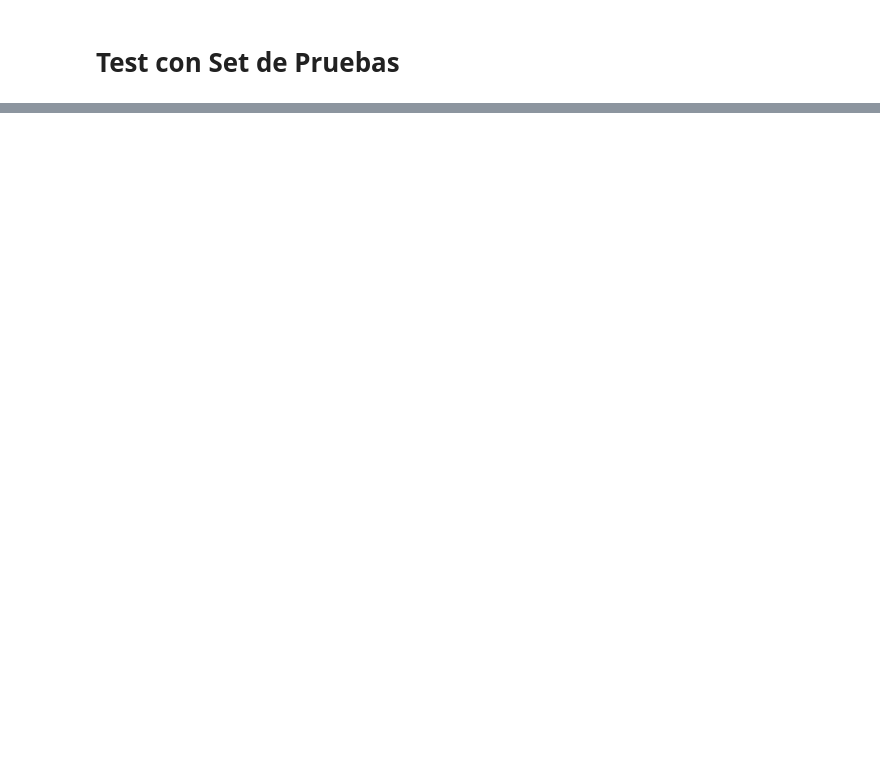
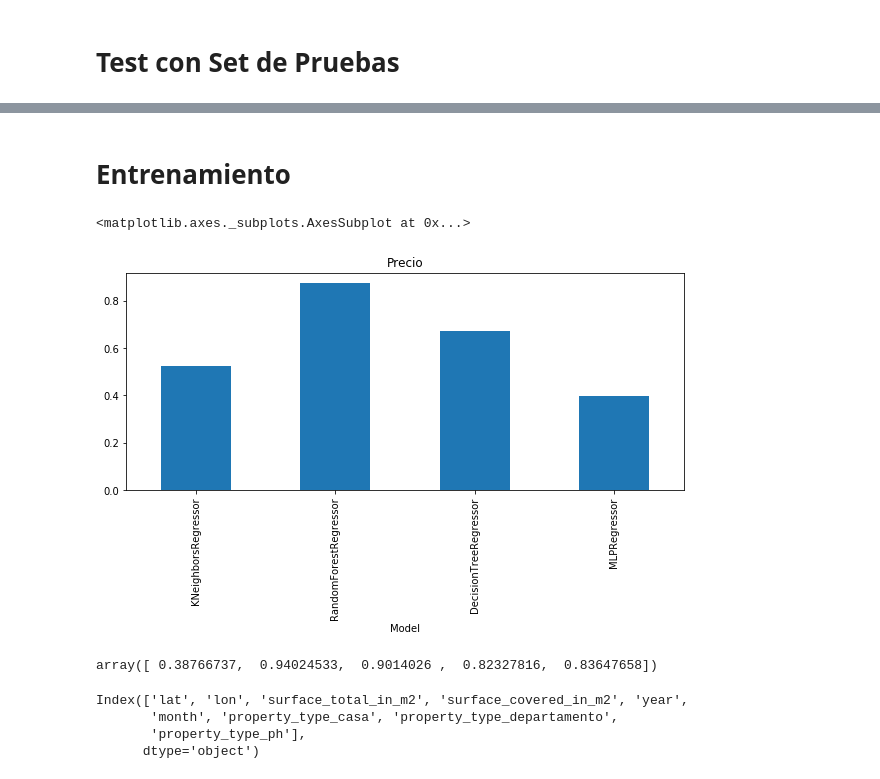
Before and after one commit to NicoGallegos/tpdatos, a Jupyter notebook: TP 2 -Nico.ipynb, the cells around one changed output, grey strips where cells are left out. Cells and saved outputs as stored; diff of their text form; code cells hidden in the pictures; blank space fills up the shorter version.

```diff
--- a/TP 2 -Nico.ipynb
+++ b/TP 2 -Nico.ipynb
@@ -781,0 +813,14 @@ archivo5.to_csv('prueba5.csv', index=False)
+# %%
+datosSinNull = datosSinNull.loc[datosSinNull['lon'].notnull(),:]
+datosSinNull = datosSinNull.loc[datosSinNull['surface_total_in_m2'].notnull(),:]
+datosSinNull = datosSinNull.loc[datosSinNull['price_aprox_usd'].notnull(),:]
+datosSinNull = datosSinNull.loc[datosSinNull['lat'].notnull(),:]
+datosSinNull = datosSinNull.loc[datosSinNull['surface_covered_in_m2'].notnull(),:]
+datosSinNull['year'] = pd.DatetimeIndex(datosSinNull['created_on']).year
+datosSinNull['month'] = pd.DatetimeIndex(datosSinNull['created_on']).month
+
+datosSinNullConFechas = datosSinNull.loc[:, ['lat', 'lon', 'surface_total_in_m2','price_aprox_usd', 'surface_covered_in_m2','property_type','year','month']]
+# %%
+
+datosSinNullConFechas = pd.get_dummies(datosSinNullConFechas, prefix=['property_type'])
+datosSinNullConFechas.head()
@@ -781,0 +837,51 @@ archivo5.to_csv('prueba5.csv', index=False)
+# %% [markdown]
+# Entrenamiento
+# %%
+#Prueba 7
+
+x_train, x_test, y_train, y_test = train_test_split(datosSinNullConFechas, datosSinNullConFechas['price_aprox_usd'], test_size=0.2)
+#x_test = x_test.loc[:, ['lat', 'lon', 'surface_total_in_m2', 'surface_covered_in_m2','property_type_id','rooms']]
+#x_train = x_train.loc[:, ['lat', 'lon', 'surface_total_in_m2', 'surface_covered_in_m2','property_type_id','rooms']]
+
+x_test = x_test.drop('price_aprox_usd',1)
+x_train = x_train.drop('price_aprox_usd',1)
+
+
+models = [KNeighborsRegressor(),
+         RandomForestRegressor(n_estimators=100, max_features='sqrt'),
+         tree.DecisionTreeRegressor(),
+         neural_network.MLPRegressor()]
+
+TestModels = pd.DataFrame()
+tmp = {}
+
+for model in models:
+        m = str(model)
+        tmp['Model'] = m[:m.index('(')]
+        model.fit(x_train, y_train)
+        tmp['Precio'] = r2_score(y_test, model.predict(x_test))
+        TestModels = TestModels.append([tmp])
+
+TestModels.set_index('Model', inplace=True)
+
+fig, axes = plt.subplots(ncols=1, figsize=(10, 4))
+TestModels.Precio.plot(ax=axes, kind='bar', title='Precio')
+# %% [output]
+<matplotlib.axes._subplots.AxesSubplot at 0x...>
+[figure, added]
+# %%
+datosSinNullConFechasFeatures = datosSinNullConFechas.drop('price_aprox_usd',1)
+datosSinNullConFechasPrecios = datosSinNullConFechas.loc[:, ['price_aprox_usd']]
+
+RFRModel = RandomForestRegressor(n_estimators=100, max_features='sqrt')
+scores = cross_val_score(RFRModel, datosSinNullConFechasFeatures, np.ravel(datosSinNullConFechasPrecios), cv=5)
+scores
+# %% [output]
+array([ 0.38766737,  0.94024533,  0.9014026 ,  0.82327816,  0.83647658])
+# %%
+datosSinNullConFechasFeatures.columns
+# %% [output]
+Index(['lat', 'lon', 'surface_total_in_m2', 'surface_covered_in_m2', 'year',
+       'month', 'property_type_casa', 'property_type_departamento',
+       'property_type_ph'],
+      dtype='object')
```
Also changed, not shown: parts of 30 cells of this notebook.
